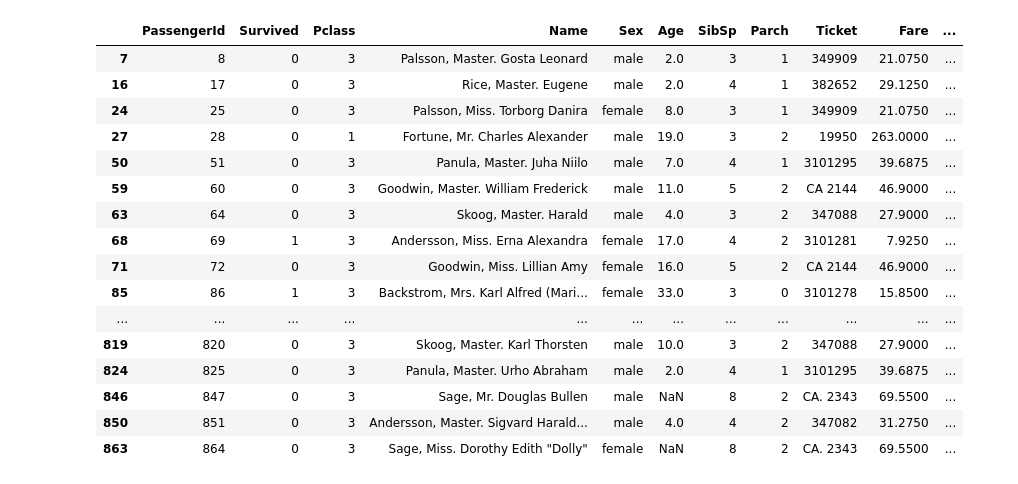
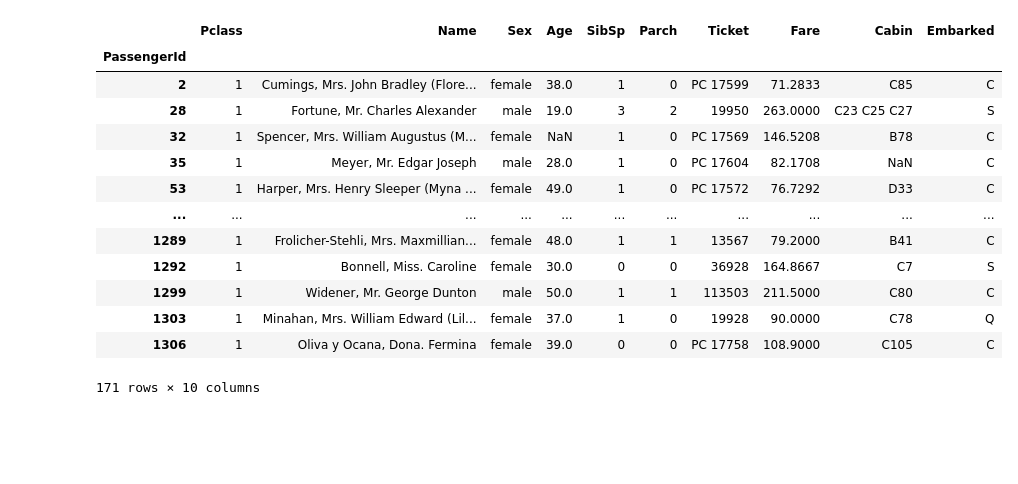
Before and after one commit to Douggy91/Practice-1, a Jupyter notebook: Titanic_Kaggle.ipynb, the cells around one changed output. Drawn from its saved outputs; the diff is of its cells as text; code cells hidden in the pictures; blank space fills up the shorter version.

```diff
--- a/Titanic_Kaggle.ipynb
+++ b/Titanic_Kaggle.ipynb
@@ -25,3 +15,9 @@ df.head()
+# %%
+train = pd.read_csv('train.csv', index_col = 'PassengerId')
+train_x = train.iloc[:,1:]
+train_y = train['Survived']
+test = pd.read_csv('test.csv', index_col = 'PassengerId')
+df = pd.concat([train_x, test])
 # %%
 df.describe()
 # %% [output]
@@ -59,22 +78,19 @@ sns.boxplot(data=df['SibSp'])
 # %%
-IQR = df['SibSp'].quantile(q=0.75) - df['SibSp'].quantile(q=0.25)
-outlier = df.loc[(df['SibSp'] < df['SibSp'].quantile(q=0.25)-1.5*IQR)|(df['SibSp'] > df['SibSp'].quantile(q=0.75)+1.5*IQR)]
+IQR = df['Fare'].quantile(q=0.75) - df['Fare'].quantile(q=0.25)
+outlier = df.loc[(df['Fare'] < df['Fare'].quantile(q=0.25)-1.5*IQR)|(df['Fare'] > df['Fare'].quantile(q=0.75)+1.5*IQR)]
 display(outlier)
 # %% [output]
-|  | PassengerId | Survived | Pclass | Name | Sex | Age | SibSp | Parch | Ticket | Fare | ... |
-| 7 | 8 | 0 | 3 | Palsson, Master. Gosta Leonard | male | 2.0 | 3 | 1 | 349909 | 21.0750 | ... |
-| 16 | 17 | 0 | 3 | Rice, Master. Eugene | male | 2.0 | 4 | 1 | 382652 | 29.1250 | ... |
-| 24 | 25 | 0 | 3 | Palsson, Miss. Torborg Danira | female | 8.0 | 3 | 1 | 349909 | 21.0750 | ... |
-| 27 | 28 | 0 | 1 | Fortune, Mr. Charles Alexander | male | 19.0 | 3 | 2 | 19950 | 263.0000 | ... |
-| 50 | 51 | 0 | 3 | Panula, Master. Juha Niilo | male | 7.0 | 4 | 1 | 3101295 | 39.6875 | ... |
-| 59 | 60 | 0 | 3 | Goodwin, Master. William Frederick | male | 11.0 | 5 | 2 | CA 2144 | 46.9000 | ... |
-| 63 | 64 | 0 | 3 | Skoog, Master. Harald | male | 4.0 | 3 | 2 | 347088 | 27.9000 | ... |
-| 68 | 69 | 1 | 3 | Andersson, Miss. Erna Alexandra | female | 17.0 | 4 | 2 | 3101281 | 7.9250 | ... |
-| 71 | 72 | 0 | 3 | Goodwin, Miss. Lillian Amy | female | 16.0 | 5 | 2 | CA 2144 | 46.9000 | ... |
-| 85 | 86 | 1 | 3 | Backstrom, Mrs. Karl Alfred (Mari... | female | 33.0 | 3 | 0 | 3101278 | 15.8500 | ... |
-| ... | ... | ... | ... | ... | ... | ... | ... | ... | ... | ... | ... |
-| 819 | 820 | 0 | 3 | Skoog, Master. Karl Thorsten | male | 10.0 | 3 | 2 | 347088 | 27.9000 | ... |
-| 824 | 825 | 0 | 3 | Panula, Master. Urho Abraham | male | 2.0 | 4 | 1 | 3101295 | 39.6875 | ... |
-| 846 | 847 | 0 | 3 | Sage, Mr. Douglas Bullen | male | NaN | 8 | 2 | CA. 2343 | 69.5500 | ... |
-| 850 | 851 | 0 | 3 | Andersson, Master. Sigvard Harald... | male | 4.0 | 4 | 2 | 347082 | 31.2750 | ... |
-| 863 | 864 | 0 | 3 | Sage, Miss. Dorothy Edith "Dolly" | female | NaN | 8 | 2 | CA. 2343 | 69.5500 | ... |
+|  | Pclass | Name | Sex | Age | SibSp | Parch | Ticket | Fare | Cabin | Embarked |
+| PassengerId |  |  |  |  |  |  |  |  |  |  |
+| 2 | 1 | Cumings, Mrs. John Bradley (Flore... | female | 38.0 | 1 | 0 | PC 17599 | 71.2833 | C85 | C |
+| 28 | 1 | Fortune, Mr. Charles Alexander | male | 19.0 | 3 | 2 | 19950 | 263.0000 | C23 C25 C27 | S |
+| 32 | 1 | Spencer, Mrs. William Augustus (M... | female | NaN | 1 | 0 | PC 17569 | 146.5208 | B78 | C |
+| 35 | 1 | Meyer, Mr. Edgar Joseph | male | 28.0 | 1 | 0 | PC 17604 | 82.1708 | NaN | C |
+| 53 | 1 | Harper, Mrs. Henry Sleeper (Myna ... | female | 49.0 | 1 | 0 | PC 17572 | 76.7292 | D33 | C |
+| ... | ... | ... | ... | ... | ... | ... | ... | ... | ... | ... |
+| 1289 | 1 | Frolicher-Stehli, Mrs. Maxmillian... | female | 48.0 | 1 | 1 | 13567 | 79.2000 | B41 | C |
+| 1292 | 1 | Bonnell, Miss. Caroline | female | 30.0 | 0 | 0 | 36928 | 164.8667 | C7 | S |
+| 1299 | 1 | Widener, Mr. George Dunton | male | 50.0 | 1 | 1 | 113503 | 211.5000 | C80 | C |
+| 1303 | 1 | Minahan, Mrs. William Edward (Lil... | female | 37.0 | 1 | 0 | 19928 | 90.0000 | C78 | Q |
+| 1306 | 1 | Oliva y Ocana, Dona. Fermina | female | 39.0 | 0 | 0 | PC 17758 | 108.9000 | C105 | C |
+171 rows × 10 columns
```
Also changed, not shown: parts of 29 cells of this notebook.
